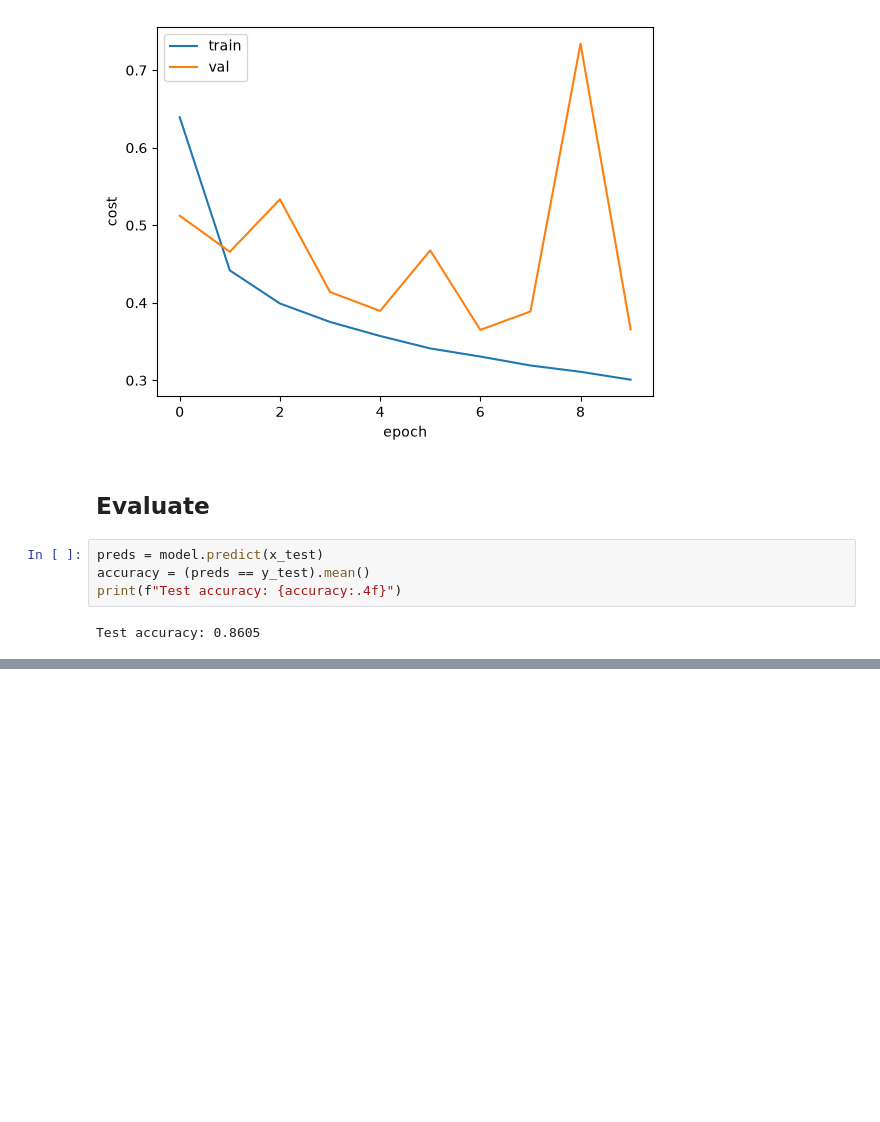
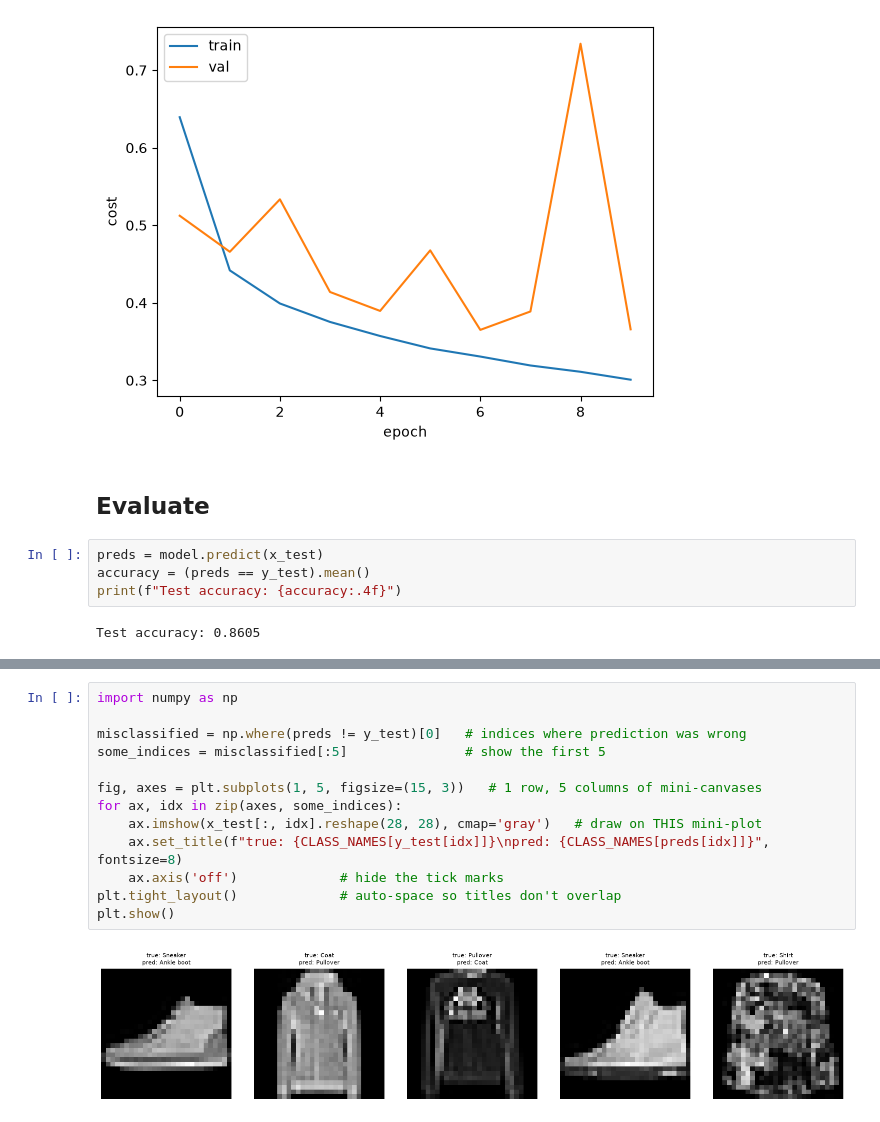
Before and after one commit to fnmsantiago/fashion-mnist-from-scratch, a Jupyter notebook: notebooks/01_train_from_scratch.ipynb, the cells around one changed output, grey strips where cells are left out. Saved outputs shown, nothing was run; the diff lists cells and outputs as text; blank space fills up the shorter version.

```diff
--- a/notebooks/01_train_from_scratch.ipynb
+++ b/notebooks/01_train_from_scratch.ipynb
@@ -50,0 +74,15 @@ Test accuracy: 0.8605
+# %%
+import numpy as np
+
+misclassified = np.where(preds != y_test)[0]   # indices where prediction was wrong
+some_indices = misclassified[:5]               # show the first 5
+
+fig, axes = plt.subplots(1, 5, figsize=(15, 3))   # 1 row, 5 columns of mini-canvases
+for ax, idx in zip(axes, some_indices):
+    ax.imshow(x_test[:, idx].reshape(28, 28), cmap='gray')   # draw on THIS mini-plot
+    ax.set_title(f"true: {CLASS_NAMES[y_test[idx]]}\npred: {CLASS_NAMES[preds[idx]]}", fontsize=8)
+    ax.axis('off')             # hide the tick marks
+plt.tight_layout()             # auto-space so titles don't overlap
+plt.show()
+# %% [output]
+[figure, added]
```
Also changed, not shown: parts of 4 cells of this notebook.
